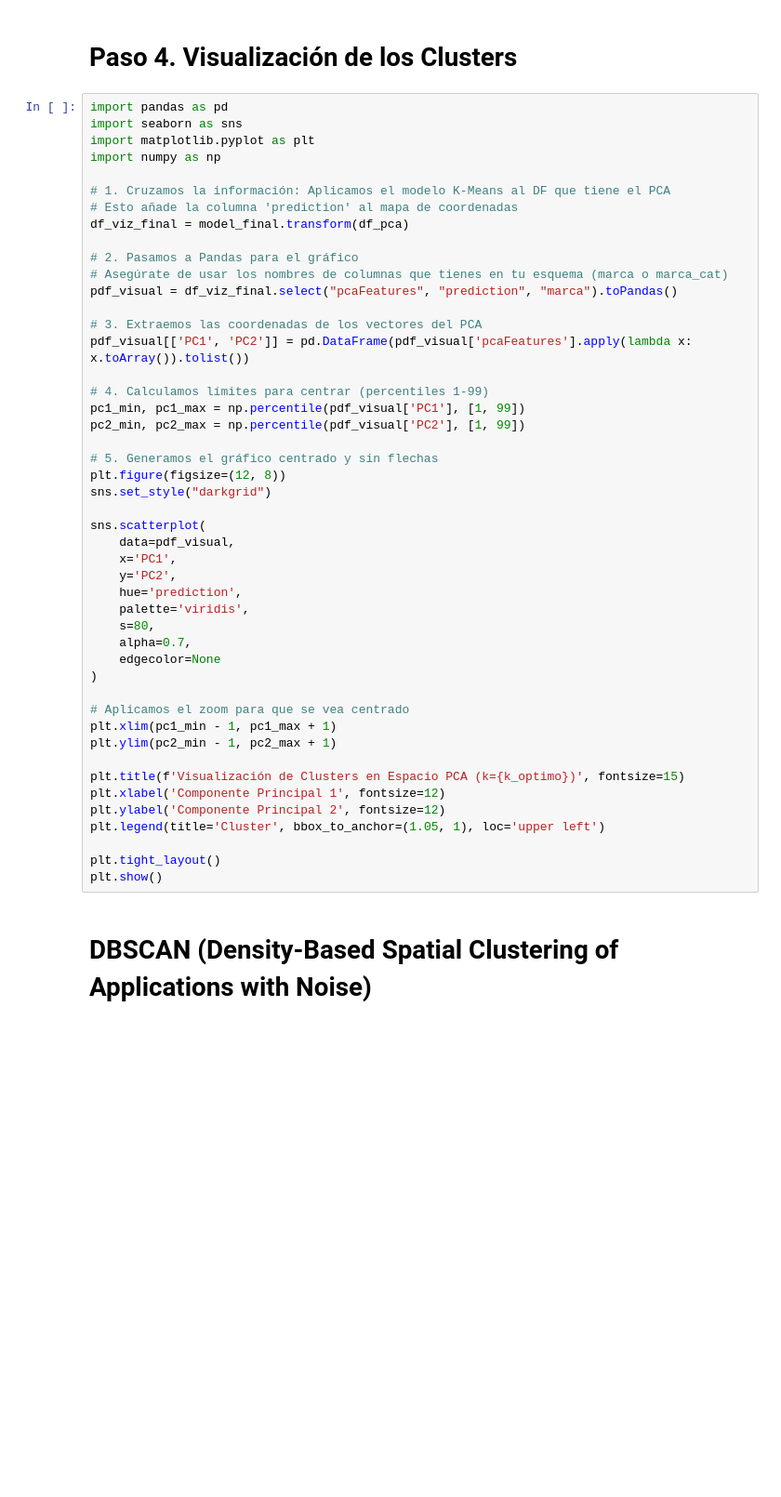
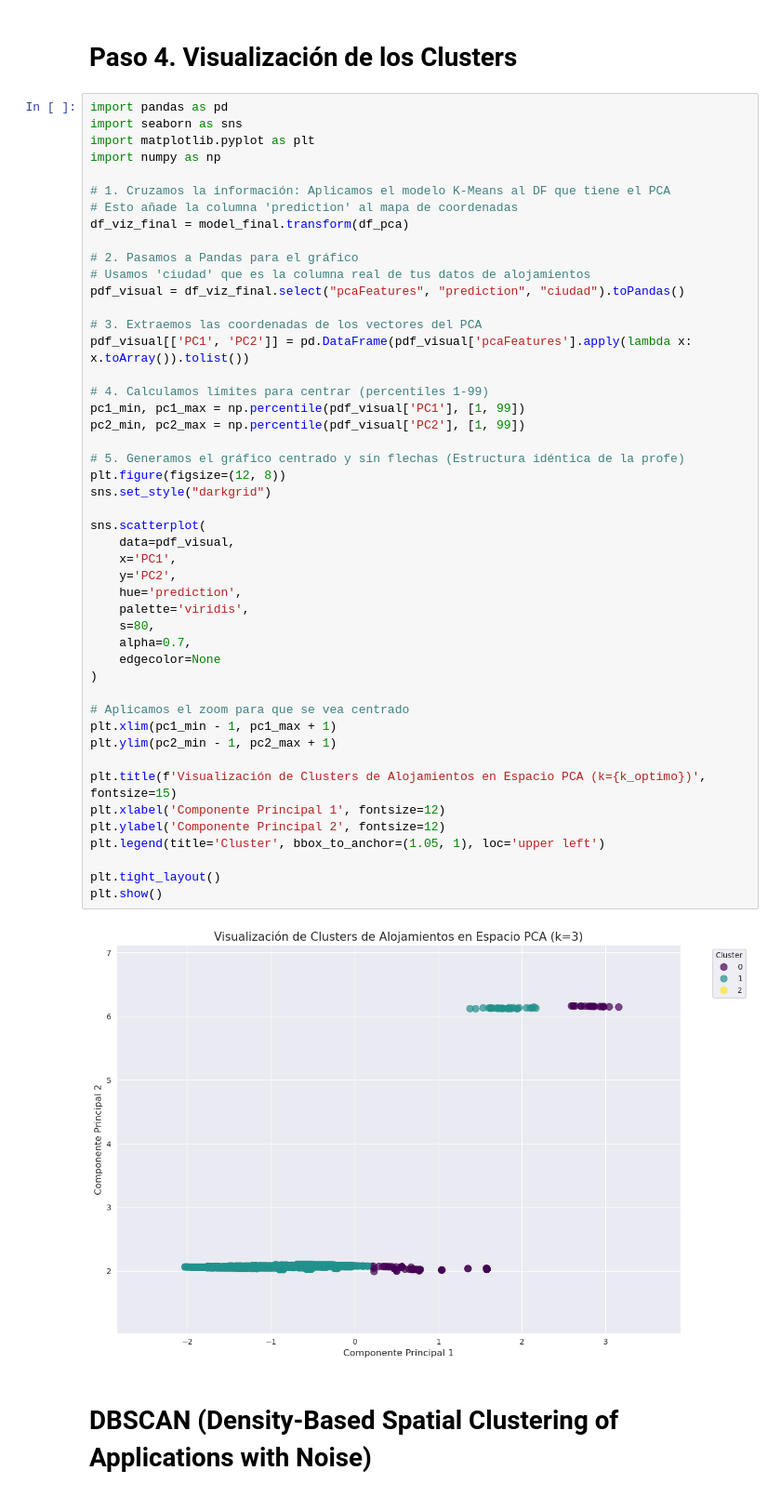
Before and after one commit to IICG-Coquimbo/practica-proyecto-equipo-de-turimos-y-hosteleria, a Jupyter notebook: semanas/Semana 10/Clustering.ipynb, the cells around one changed output. Shown at 93% size. Drawn from its saved outputs; the diff is of its cells as text; blank space fills up the shorter version.

```diff
--- a/semanas/Semana 10/Clustering.ipynb
+++ b/semanas/Semana 10/Clustering.ipynb
@@ -210,42 +281,44 @@ import numpy as np
 df_viz_final = model_final.transform(df_pca)
 
 # 2. Pasamos a Pandas para el gráfico
-# Asegúrate de usar los nombres de columnas que tienes en tu esquema (marca o marca_cat)
-pdf_visual = df_viz_final.select("pcaFeatures", "prediction", "marca").toPandas()
+# Usamos 'ciudad' que es la columna real de tus datos de alojamientos
+pdf_visual = df_viz_final.select("pcaFeatures", "prediction", "ciudad").toPandas()
 
 # 3. Extraemos las coordenadas de los vectores del PCA
 pdf_visual[['PC1', 'PC2']] = pd.DataFrame(pdf_visual['pcaFeatures'].apply(lambda x: x.toArray()).tolist())
 
 # 4. Calculamos límites para centrar (percentiles 1-99)
 pc1_min, pc1_max = np.percentile(pdf_visual['PC1'], [1, 99])
 pc2_min, pc2_max = np.percentile(pdf_visual['PC2'], [1, 99])
 
-# 5. Generamos el gráfico centrado y sin flechas
+# 5. Generamos el gráfico centrado y sin flechas (Estructura idéntica de la profe)
 plt.figure(figsize=(12, 8))
 sns.set_style("darkgrid")
 
 sns.scatterplot(
     data=pdf_visual,
     x='PC1',
     y='PC2',
     hue='prediction',
     palette='viridis',
     s=80,
     alpha=0.7,
     edgecolor=None
 )
 
 # Aplicamos el zoom para que se vea centrado
 plt.xlim(pc1_min - 1, pc1_max + 1)
 plt.ylim(pc2_min - 1, pc2_max + 1)
 
-plt.title(f'Visualización de Clusters en Espacio PCA (k={k_optimo})', fontsize=15)
+plt.title(f'Visualización de Clusters de Alojamientos en Espacio PCA (k={k_optimo})', fontsize=15)
 plt.xlabel('Componente Principal 1', fontsize=12)
 plt.ylabel('Componente Principal 2', fontsize=12)
 plt.legend(title='Cluster', bbox_to_anchor=(1.05, 1), loc='upper left')
 
 plt.tight_layout()
 plt.show()
+# %% [output]
+[figure, added]
 # %% [markdown]
 # DBSCAN (Density-Based Spatial Clustering of Applications with Noise)
 # %%
```
Also changed, not shown: parts of 12 cells of this notebook, 2 other files.
